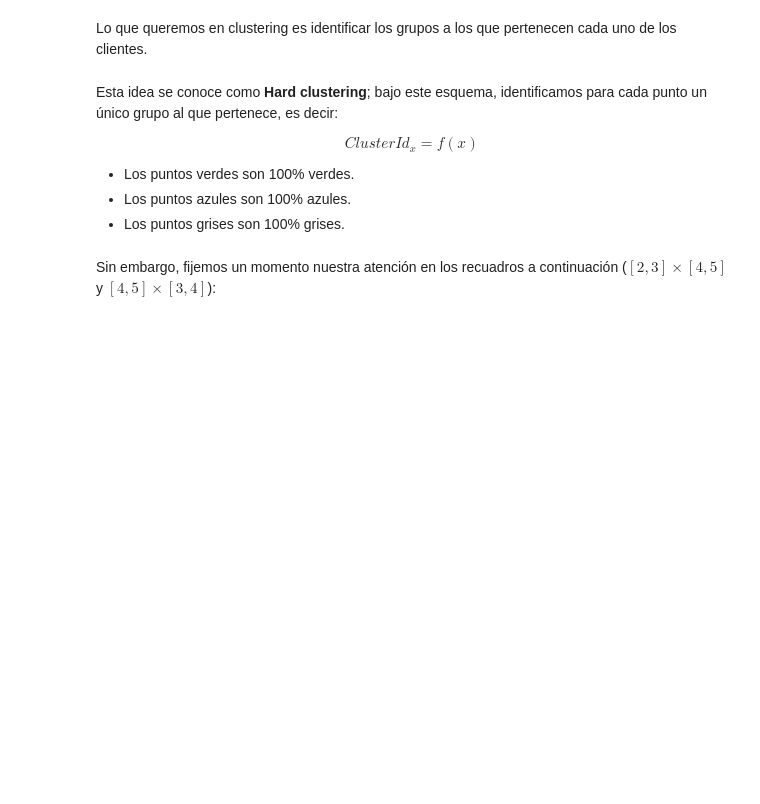
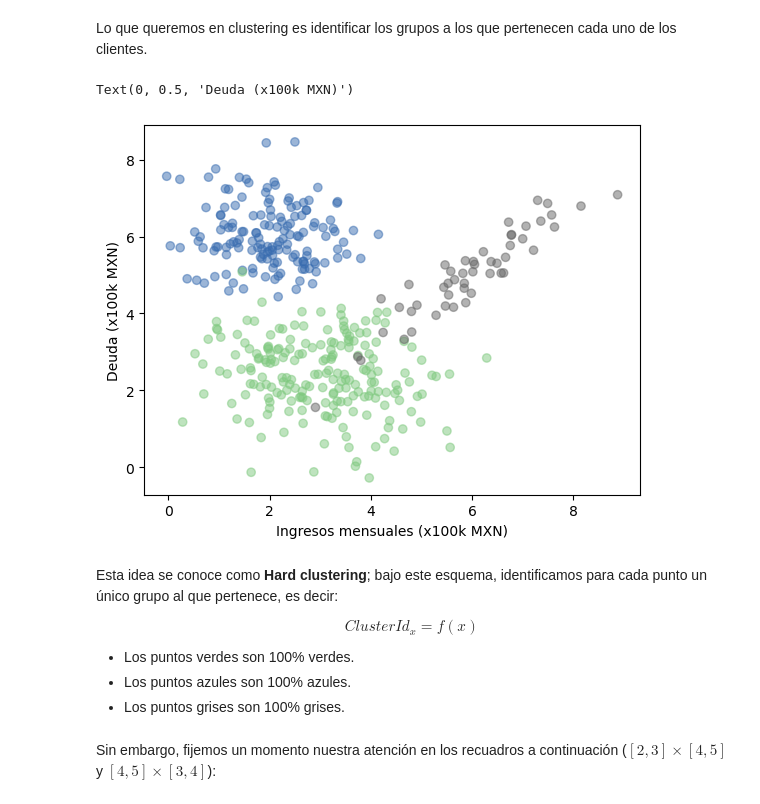
Before and after one commit to FernandoVelascoLoera/mgp2025, a Jupyter notebook: m3-aplicaciones-seleccionadas/c9-mezclas-gaussianas/1-variables-latentes-k-means.ipynb, the cells around one changed output. Drawn from its saved outputs; the diff is of its cells as text; code cells hidden in the pictures; blank space fills up the shorter version.

```diff
--- a/m3-aplicaciones-seleccionadas/c9-mezclas-gaussianas/1-variables-latentes-k-means.ipynb
+++ b/m3-aplicaciones-seleccionadas/c9-mezclas-gaussianas/1-variables-latentes-k-means.ipynb
@@ -107,3 +127,18 @@ Lo que queremos en clustering es identificar los grupos a los que pertenecen cad
+# %%
+# Grafico de puntos (con etiquetas reales)
+plt.scatter(
+    x=bank_customer_data['income'],
+    y=bank_customer_data['debt'],
+    c=bank_customer_data['labels'],
+    alpha=0.5,
+    cmap="Accent",
+)
+# Añadimos etiquetas a los ejes
+plt.xlabel('Ingresos mensuales (x100k MXN)')
+plt.ylabel('Deuda (x100k MXN)')
+# %% [output]
+Text(0, 0.5, 'Deuda (x100k MXN)')
+[figure, added]
 # %% [markdown]
 Esta idea se conoce como **Hard clustering**; bajo este esquema, identificamos para cada punto un único grupo al que pertenece, es decir:
 
```
Also changed, not shown: parts of 22 cells of this notebook, 1 other file.
